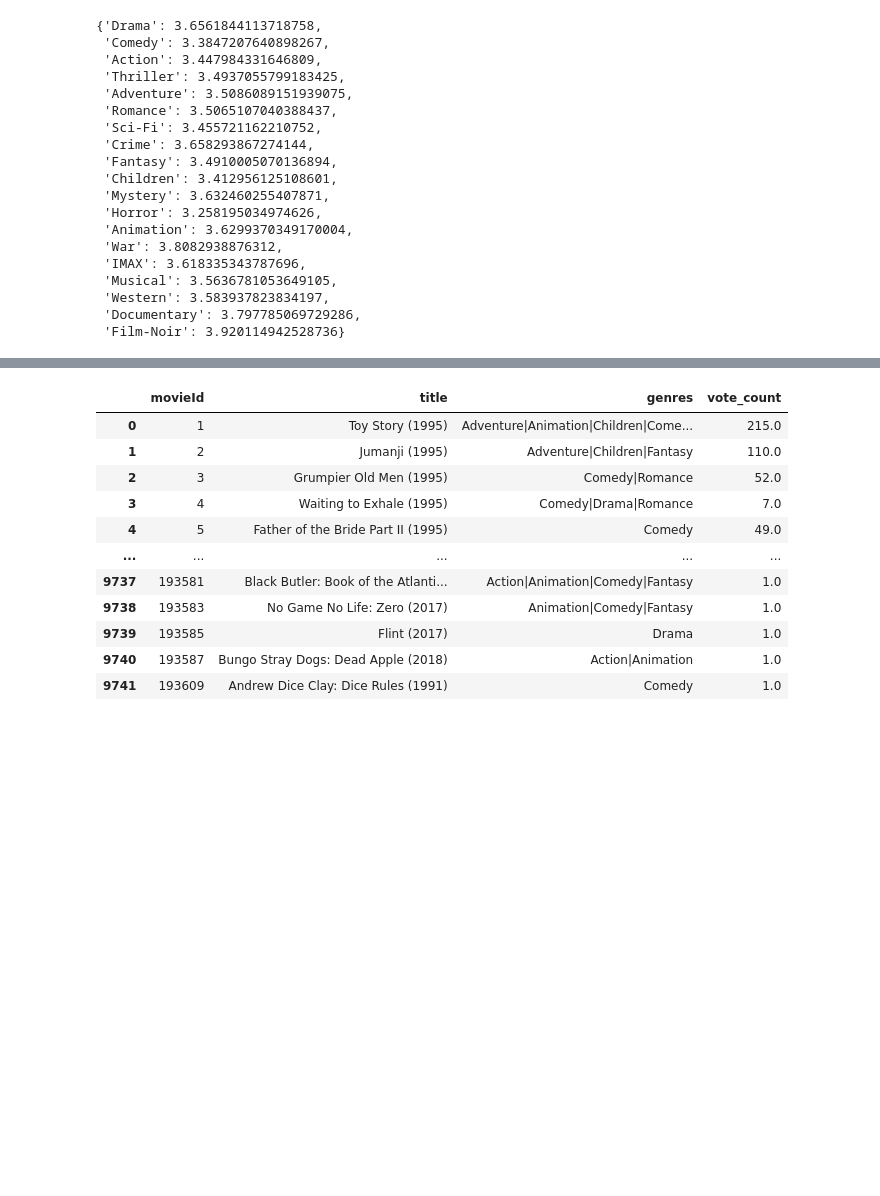
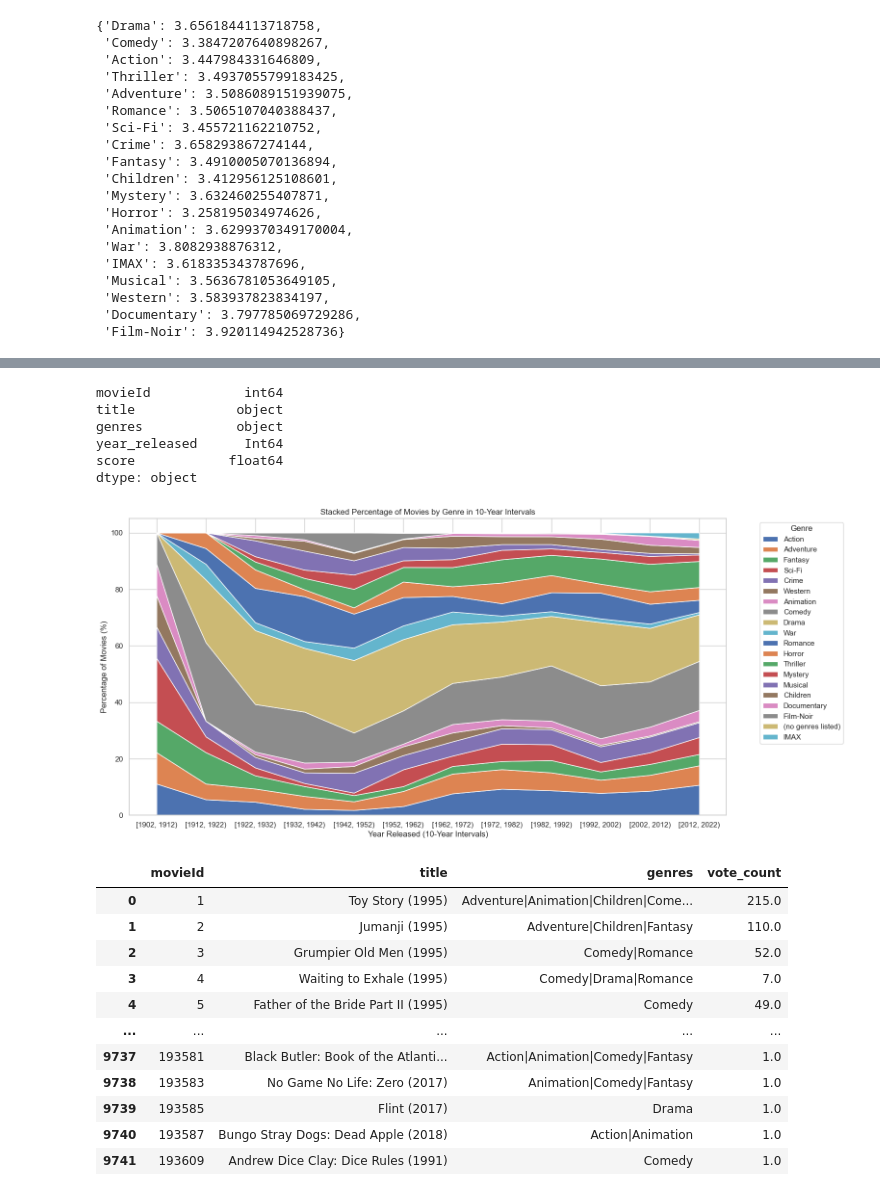
Before and after one commit to Toebzy/Recommendation-System, a Jupyter notebook: Exam/Exam.ipynb, the cells around one changed output, grey strips where cells are left out. Cells and saved outputs as stored; diff of their text form; code cells hidden in the pictures; blank space fills up the shorter version.

```diff
--- a/Exam/Exam.ipynb
+++ b/Exam/Exam.ipynb
@@ -401,3 +386,51 @@ mvrt.head()
+# %%
+movies.dtypes
+# %% [output]
+movieId            int64
+title             object
+genres            object
+year_released      Int64
+score            float64
+dtype: object
+# %%
+def stackplot_genres_per_10year(df, saving=False, filename=None):
+    sns.set(style="whitegrid")
+    df = df.sort_values("year_released")
+
+    # Create a range of 10-year intervals
+    year_intervals = pd.cut(df["year_released"], bins=range(df["year_released"].min(), df["year_released"].max() + 11, 10), right=False)
+
+    counts = []
+    genres = df["genres"].str.split("|").explode().unique()
+
+    for genre in genres:
+        # Use observed=False to suppress the FutureWarning
+        genre_counts = df[df["genres"].str.contains(fr'\b{genre}\b', na=False)].groupby(year_intervals, observed=False).size()
+        counts.append(genre_counts)
+
+    counts_df = pd.concat(counts, axis=1, keys=genres).fillna(0)
+
+    # Normalize the counts to get percentages
+    counts_df = counts_df.div(counts_df.sum(axis=1), axis=0) * 100
+
+    # Create a stackplot
+    f, ax = plt.subplots(figsize=(16, 8))
+    plt.stackplot(counts_df.index.astype(str), counts_df.T, labels=genres)
+
+    plt.xlabel("Year Released (10-Year Intervals)")
+    plt.ylabel("Percentage of Movies (%)")
+    plt.title("Stacked Percentage of Movies by Genre in 10-Year Intervals")
+    plt.legend(title="Genre", bbox_to_anchor=(1.05, 1), loc='upper left')  # Move legend outside the plot
+
+    if saving:
+        plt.savefig(filename, dpi=200, bbox_inches="tight")
+
+    plt.show()
+
+# Example usage
+stackplot_genres_per_10year(movies, saving=False, filename=None)
+# %% [output]
+[figure, added]
 # %%
 # Merging movies with vote_count so we only get each movie once for calculating a quantile
 merged_movies = pd.merge(movies, vote_counts, on='movieId', how='left')
```
Also changed, not shown: parts of 16 cells of this notebook.
